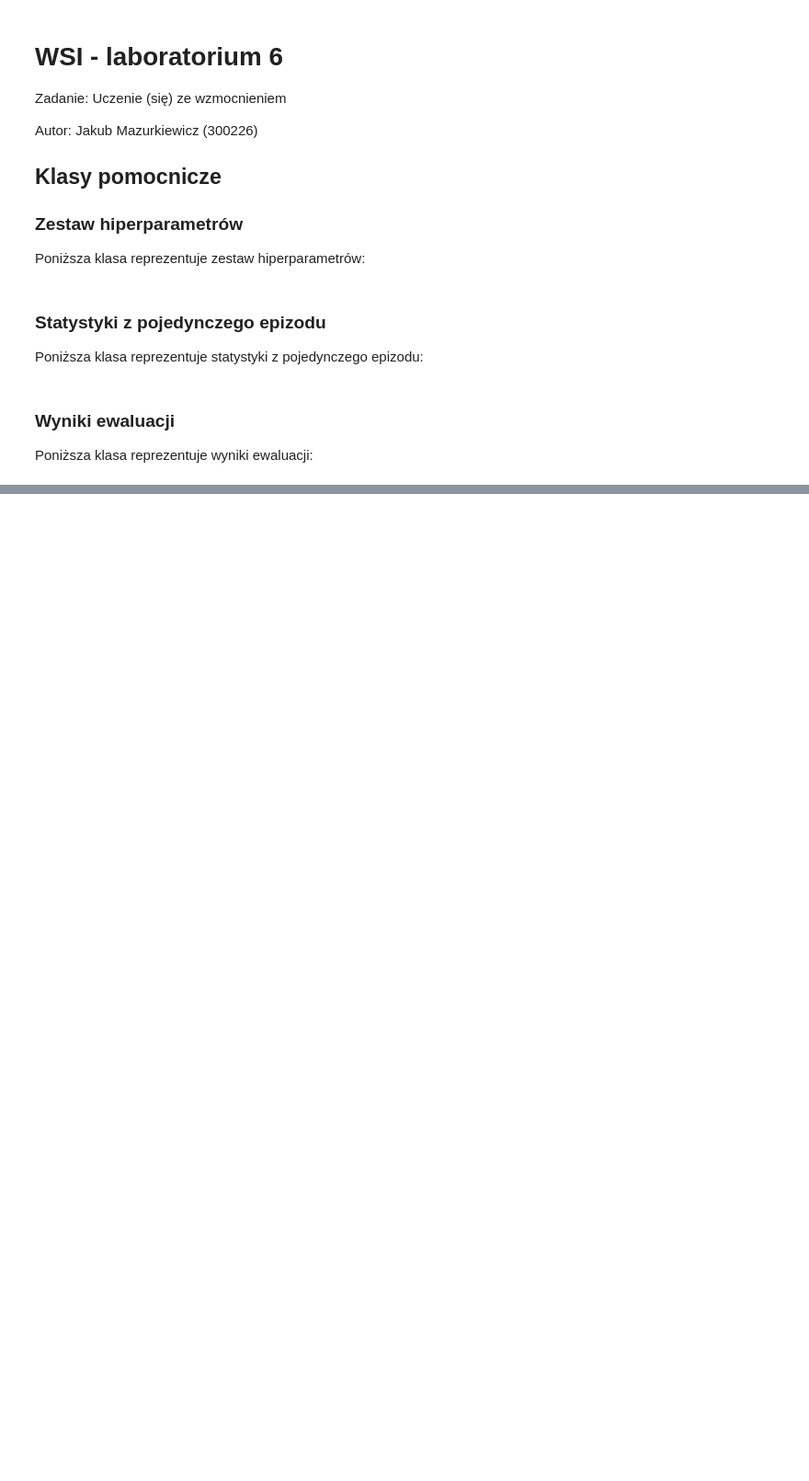
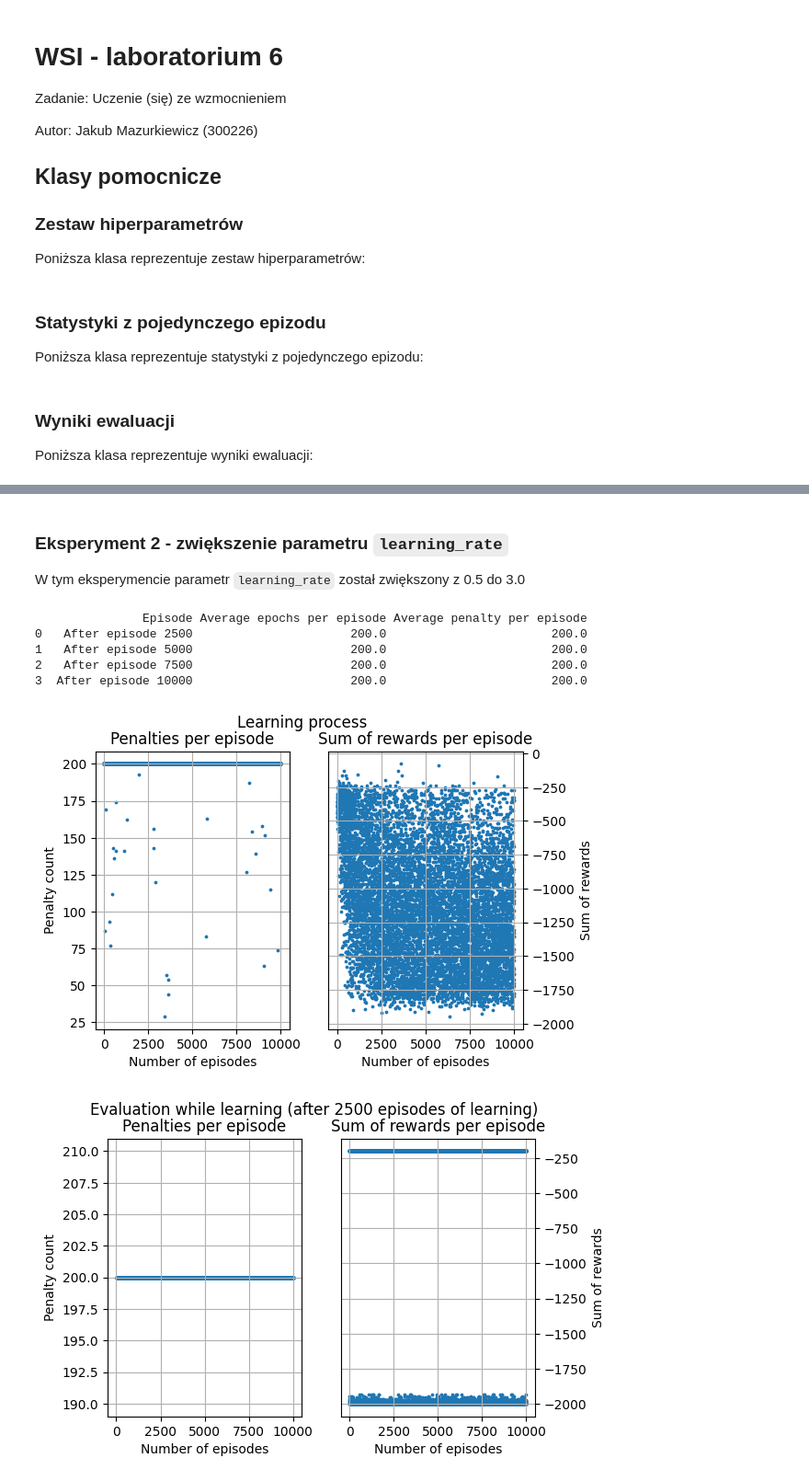
Before and after one commit to JMazurkiewicz/WSI-assignments, a Jupyter notebook: lab-6/documentation.ipynb, the cells around one changed output, grey strips where cells are left out. Shown at 92% size. Drawn from its saved outputs; the diff is of its cells as text; code cells hidden in the pictures; blank space fills up the shorter version.

```diff
--- a/lab-6/documentation.ipynb
+++ b/lab-6/documentation.ipynb
@@ -77,0 +233,14 @@ from gym import Env
+# %% [markdown]
+### Eksperyment 2 - zwiększenie parametru `learning_rate`
+
+W tym eksperymencie parametr `learning_rate` został zwiększony z 0.5 do 3.0
+# %%
+experiment(learning_rate=3.0, discount_factor=0.6, epsilon=0.1, episodes=10000)
+# %% [output]
+               Episode Average epochs per episode Average penalty per episode
+0   After episode 2500                      200.0                       200.0
+1   After episode 5000                      200.0                       200.0
+2   After episode 7500                      200.0                       200.0
+3  After episode 10000                      200.0                       200.0
+[figure, added]
+[figure, added]
```
Also changed, not shown: parts of 21 cells of this notebook, 4 other files.
